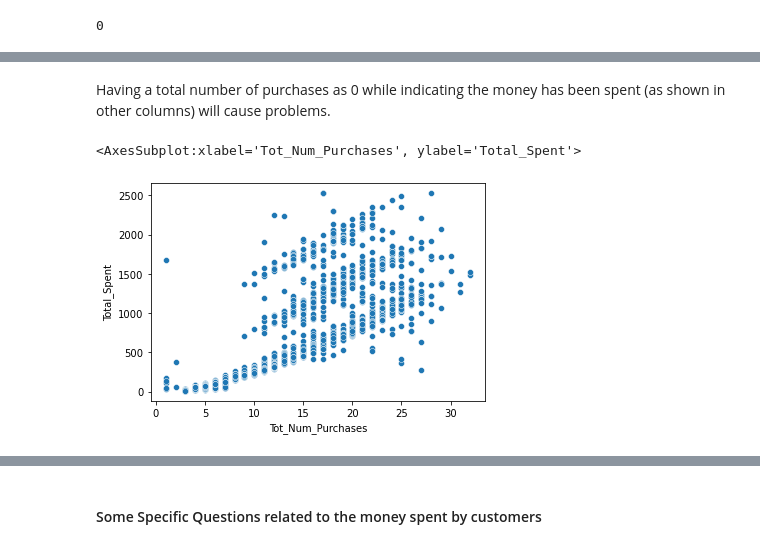
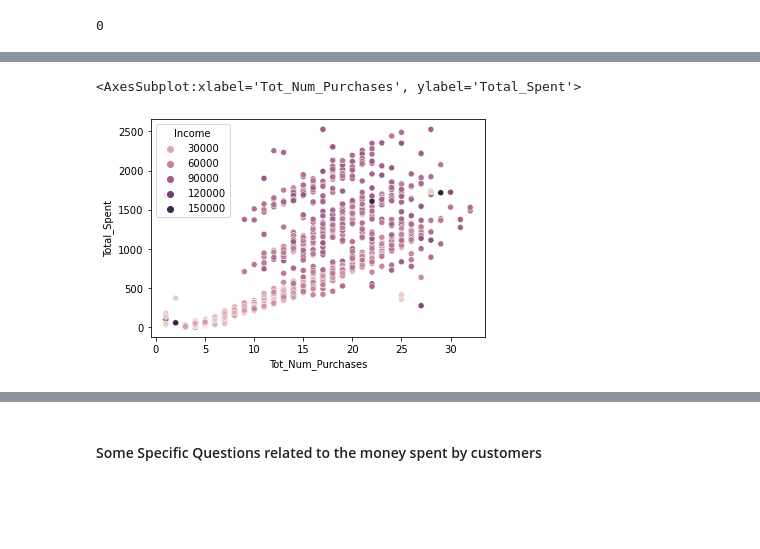
Before and after one commit to jma199/business-marketing-case-study, a Jupyter notebook: 1 eda.ipynb, the cells around one changed output, grey strips where cells are left out. Cells and saved outputs as stored; diff of their text form; code cells hidden in the pictures; blank space fills up the shorter version.

```diff
--- a/1 eda.ipynb
+++ b/1 eda.ipynb
@@ -440,7 +440,7 @@ len(data[data['Tot_Num_Purchases'] == 0])
 # %%
 # What is the average number of purchases for customers
 data['Tot_Num_Purchases'].replace(0, np.nan, inplace=True)
-data['Tot_Num_Purchases'].fillna(data['Tot_Num_Purchases'].mode(), inplace=True)
-len(data[data['Tot_Num_Purchases'] == 0])
+data['Tot_Num_Purchases'].fillna(data['Tot_Num_Purchases'].mode().iloc[0], inplace=True)
+len(data[data['Tot_Num_Purchases'].isna()])
 # %% [output]
 0
@@ -461,8 +447,6 @@ data[data['Total_Spent'] < 10]
-# %% [markdown]
-Having a total number of purchases as 0 while indicating the money has been spent (as shown in other columns) will cause problems.
 # %%
-sns.scatterplot(x="Tot_Num_Purchases", y="Total_Spent", data=data)
+sns.scatterplot(x="Tot_Num_Purchases", y="Total_Spent", data=data, hue='Income')
 # %% [output]
 <AxesSubplot:xlabel='Tot_Num_Purchases', ylabel='Total_Spent'>
-[figure, old version]
+[figure, new version]
 # %%
```
Also changed, not shown: parts of 10 cells of this notebook.
